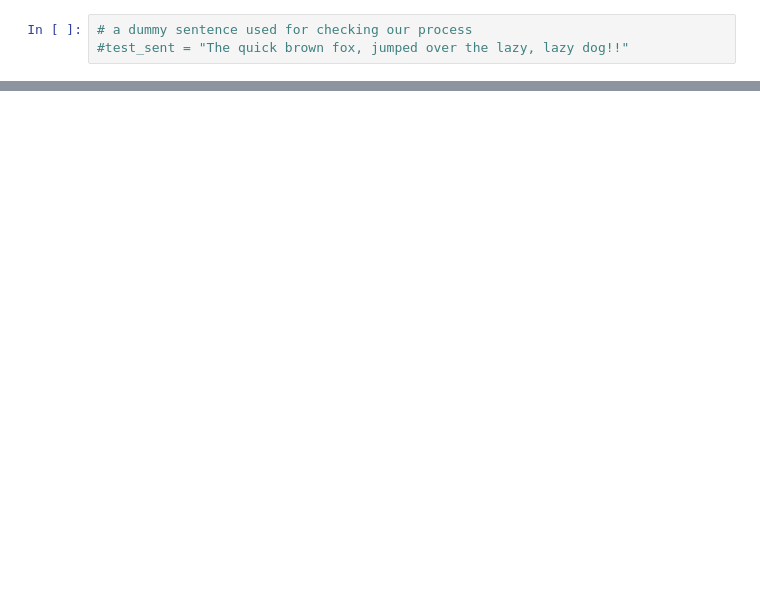
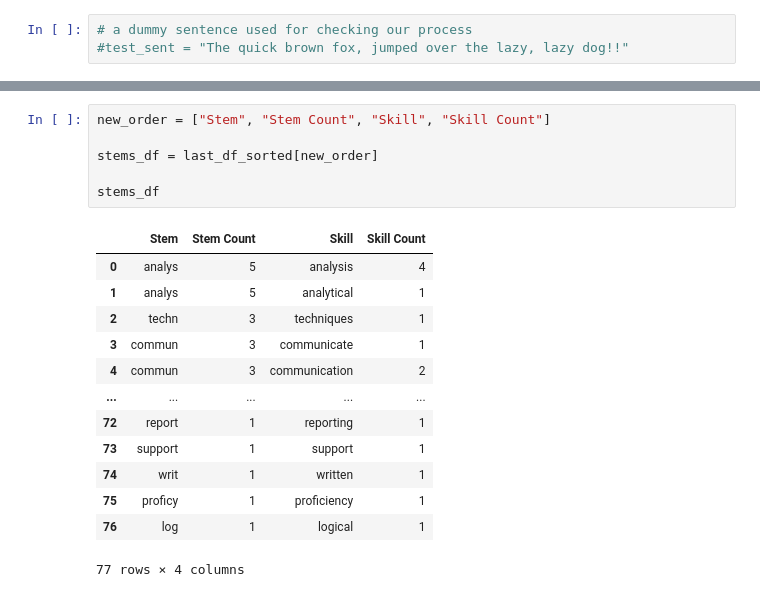
Before and after one commit to taylor975/job_app_wizard, a Jupyter notebook: NLP_code.ipynb, the cells around one changed output, grey strips where cells are left out. Drawn from its saved outputs; the diff is of its cells as text; blank space fills up the shorter version.

```diff
--- a/NLP_code.ipynb
+++ b/NLP_code.ipynb
@@ -397,0 +369,20 @@ There are also some issues that have been identified in the current code, which
+# %%
+new_order = ["Stem", "Stem Count", "Skill", "Skill Count"]
+
+stems_df = last_df_sorted[new_order]
+
+stems_df
+# %% [output]
+|  | Stem | Stem Count | Skill | Skill Count |
+| 0 | analys | 5 | analysis | 4 |
+| 1 | analys | 5 | analytical | 1 |
+| 2 | techn | 3 | techniques | 1 |
+| 3 | commun | 3 | communicate | 1 |
+| 4 | commun | 3 | communication | 2 |
+| ... | ... | ... | ... | ... |
+| 72 | report | 1 | reporting | 1 |
+| 73 | support | 1 | support | 1 |
+| 74 | writ | 1 | written | 1 |
+| 75 | proficy | 1 | proficiency | 1 |
+| 76 | log | 1 | logical | 1 |
+77 rows × 4 columns
```
Also changed, not shown: parts of 67 cells of this notebook.
